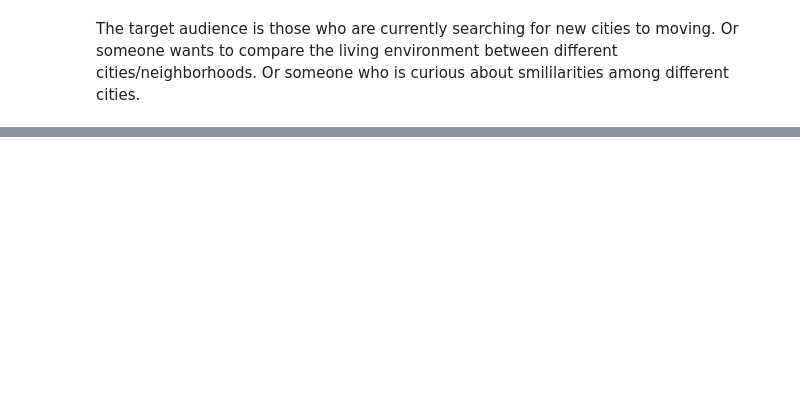
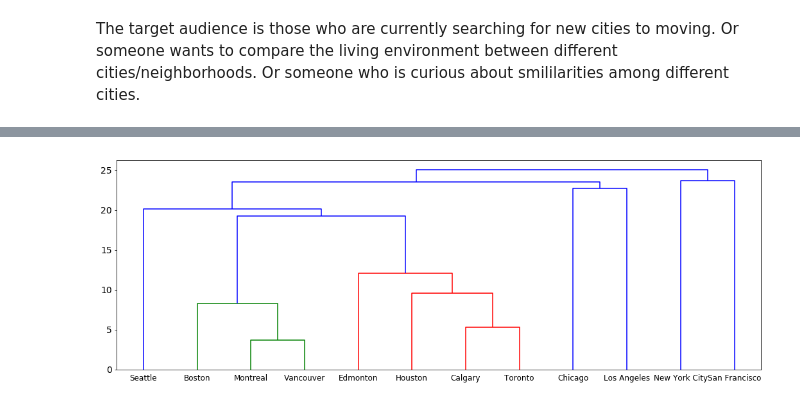
Before and after one commit to CrazyAlvaro/Course-Study, a Jupyter notebook: DataScience/AppliedDataScience/AppliedDataScienceCapstone/NorthAmericaCities.ipynb, the cells around one changed output, grey strips where cells are left out. Saved outputs shown, nothing was run; the diff lists cells and outputs as text; code cells hidden in the pictures; blank space fills up the shorter version.

```diff
--- a/DataScience/AppliedDataScience/AppliedDataScienceCapstone/NorthAmericaCities.ipynb
+++ b/DataScience/AppliedDataScience/AppliedDataScienceCapstone/NorthAmericaCities.ipynb
@@ -132,0 +815,11 @@ Name: Year, dtype: object
+# %%
+def scaler_n_pca(df, n_components=4):
+    """
+    Scale data and do PCA
+    """
+    scaler = StandardScaler().fit_transform(df)
+    pca_comps = PCA(n_components=n_components).fit_transform(scaler)
+    return pd.DataFrame(pca_comps, index=df.index)
+# %%
+venues_pca = scaler_n_pca(df_venues_percent,6)
+venues_pca
@@ -132,0 +841,8 @@ Name: Year, dtype: object
+# %%
+plt.figure(figsize=(18,6))
+venues_pca_dendrogram = hierarchy.dendrogram(
+    hierarchy.linkage(venues_pca, method="ward"),
+    labels=venues_pca.index
+)
+# %% [output]
+[figure, added]
```
Also changed, not shown: parts of 78 cells of this notebook, 12 other files.
